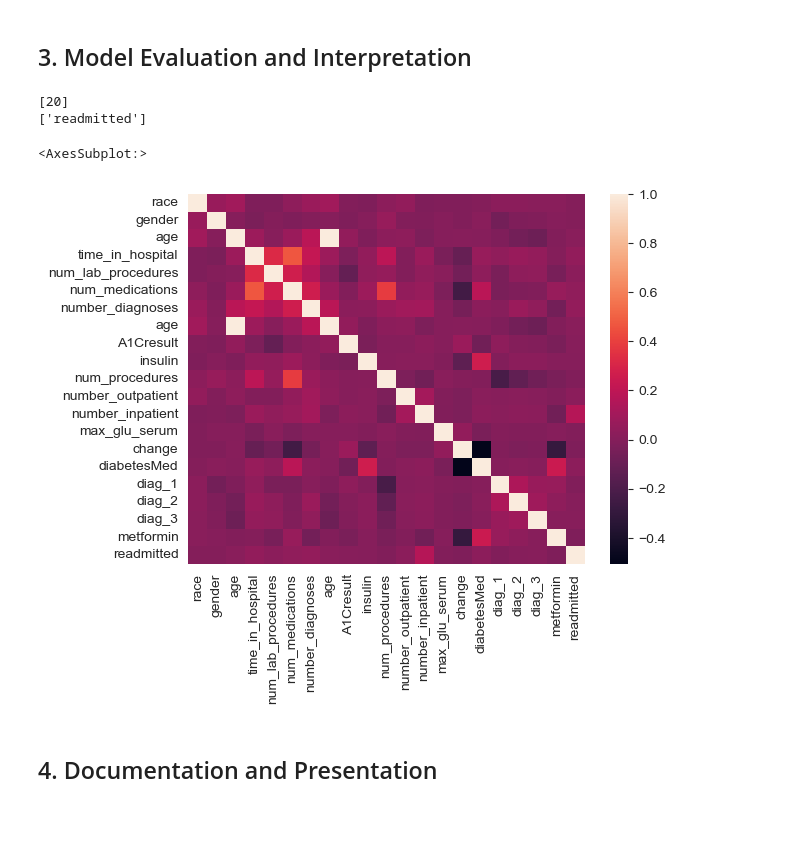
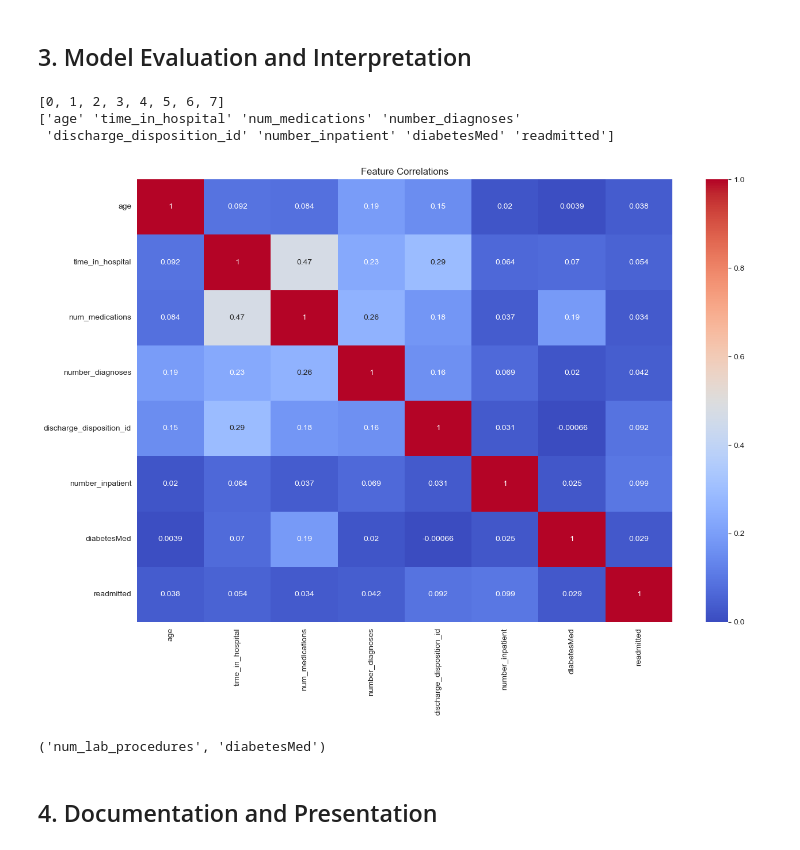
Before and after one commit to FaranF22/ml4, a Jupyter notebook: Assignment4.ipynb, the cells around one changed output. Cells and saved outputs as stored; diff of their text form; code cells hidden in the pictures; blank space fills up the shorter version.

```diff
--- a/Assignment4.ipynb
+++ b/Assignment4.ipynb
@@ -172,15 +209,18 @@ gender : 3
 races = ["AfricanAmerican", "Other", "Caucasian", "Asian", "Hispanic"]
 genders = ["Male", "Female"]
 
+# Drop rows with duplicate patient_nbr
+df = df.drop_duplicates(subset='patient_nbr')
+
 # Race
 # replace missing with random value of their list
 df.loc[df["race"] == "?", "race"] = random.choice(races)
-print_column_values("race")
+print(get_column_values("race"))
 
 # Gender
 # replace missing with random value of their list
 df.loc[df["gender"] == "Unknown/Invalid", "gender"] = random.choice(genders)
-print_column_values("gender")
+print(get_column_values("gender"))
 
 # Age
 # convert the [x, y) to y
@@ -196,8 +236,10 @@ df["age"] = df["age"].apply(extract_max)
 def icd9_diabetes(icd9):
     if icd9.startswith("250"):
         return "Diabetes"
-    elif "V" in icd9 or "?" in icd9 or "E" in icd9:
+    elif "V" in icd9 or "E" in icd9:
         return "Other"
+    elif "?" in icd9:
+        return "No"
     elif 390<=float(icd9)<=459 or icd9 == "785":
         return "Circulatory"
     elif 460<=float(icd9)<=519 or icd9 == "786":
@@ -218,4 +260,6 @@ def icd9_diabetes(icd9):
 df["diag_1"] = df["diag_1"].apply(icd9_diabetes)
 df["diag_2"] = df["diag_2"].apply(icd9_diabetes)
 df["diag_3"] = df["diag_3"].apply(icd9_diabetes)
+
+print(df.shape)
 # %% [output]
@@ -343,19 +531,26 @@ Random Forest Confusion Matrix: [[18083     0]
 # %% [markdown]
 ## 3. Model Evaluation and Interpretation
 # %%
-absolute_correlations = df.corr()['readmitted'].abs()
+correlations = df.corr()
+absolute_correlations = correlations['readmitted'].abs()
 # print(absolute_correlations)
 
-features_index = np.where(absolute_correlations > 0.2)
+features_index = np.where(absolute_correlations > 0.028)
 features_index = np.array(features_index).tolist()[0]
 print(features_index)
 
 features = df.columns.values[features_index]
 print(features)
 
-sns.heatmap(df.corr(), annot=False)
+plt.figure(figsize=(15, 10))
+sns.heatmap(correlations, annot=True, cmap='coolwarm')
+plt.title('Feature Correlations')
+plt.show()
+'num_lab_procedures','diabetesMed',
+# 'age' 'time_in_hospital' 'num_lab_procedures' 'num_medications' 'number_diagnoses' 'discharge_disposition_id' 'number_inpatient' 'diabetesMed' 'readmitted'
 # %% [output]
-[20]
-['readmitted']
+[0, 1, 2, 3, 4, 5, 6, 7]
+['age' 'time_in_hospital' 'num_medications' 'number_diagnoses'
+ 'discharge_disposition_id' 'number_inpatient' 'diabetesMed' 'readmitted']
+[figure, new version]
-<AxesSubplot:>
+('num_lab_procedures', 'diabetesMed')
-[figure, old version]
```
Also changed, not shown: parts of 19 cells of this notebook.
